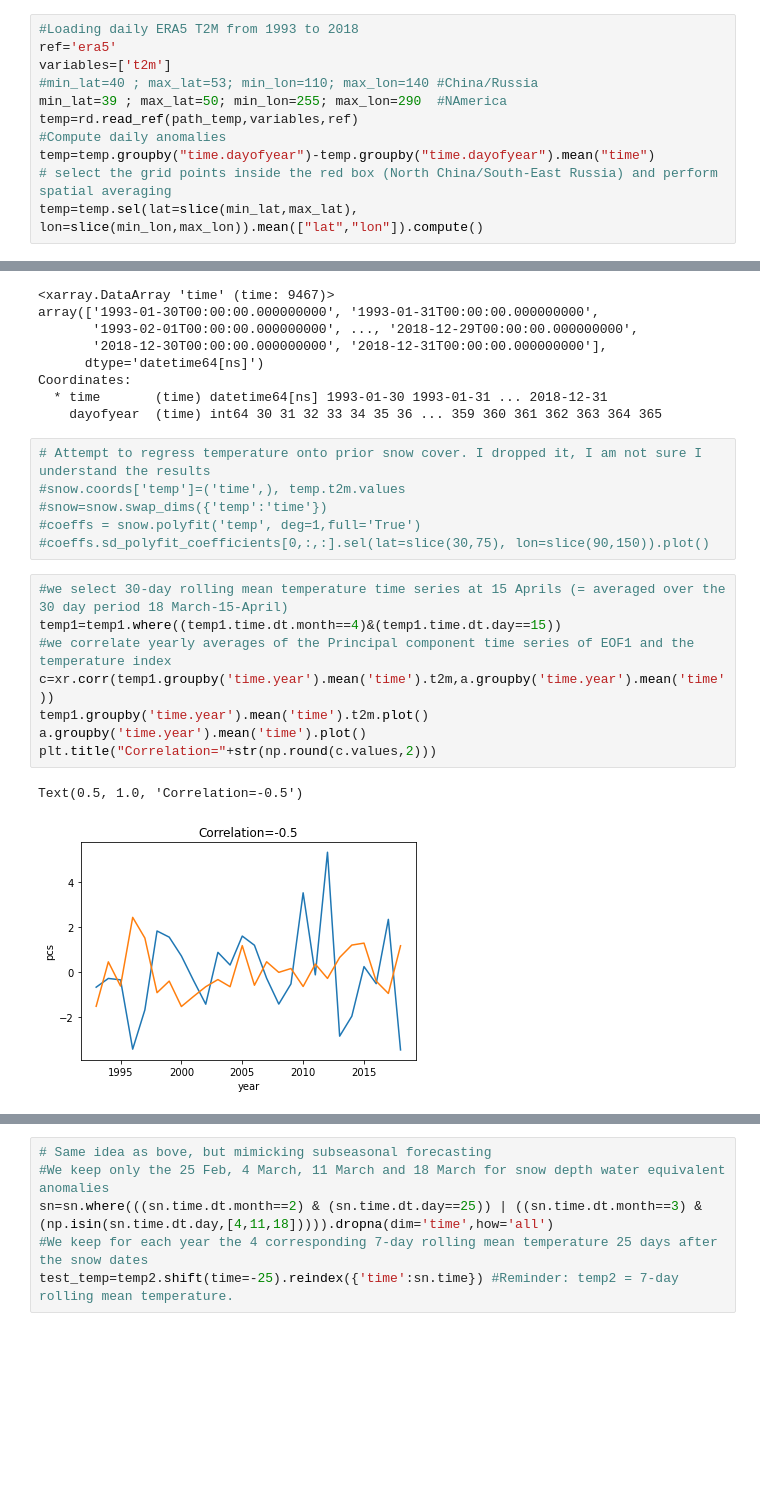
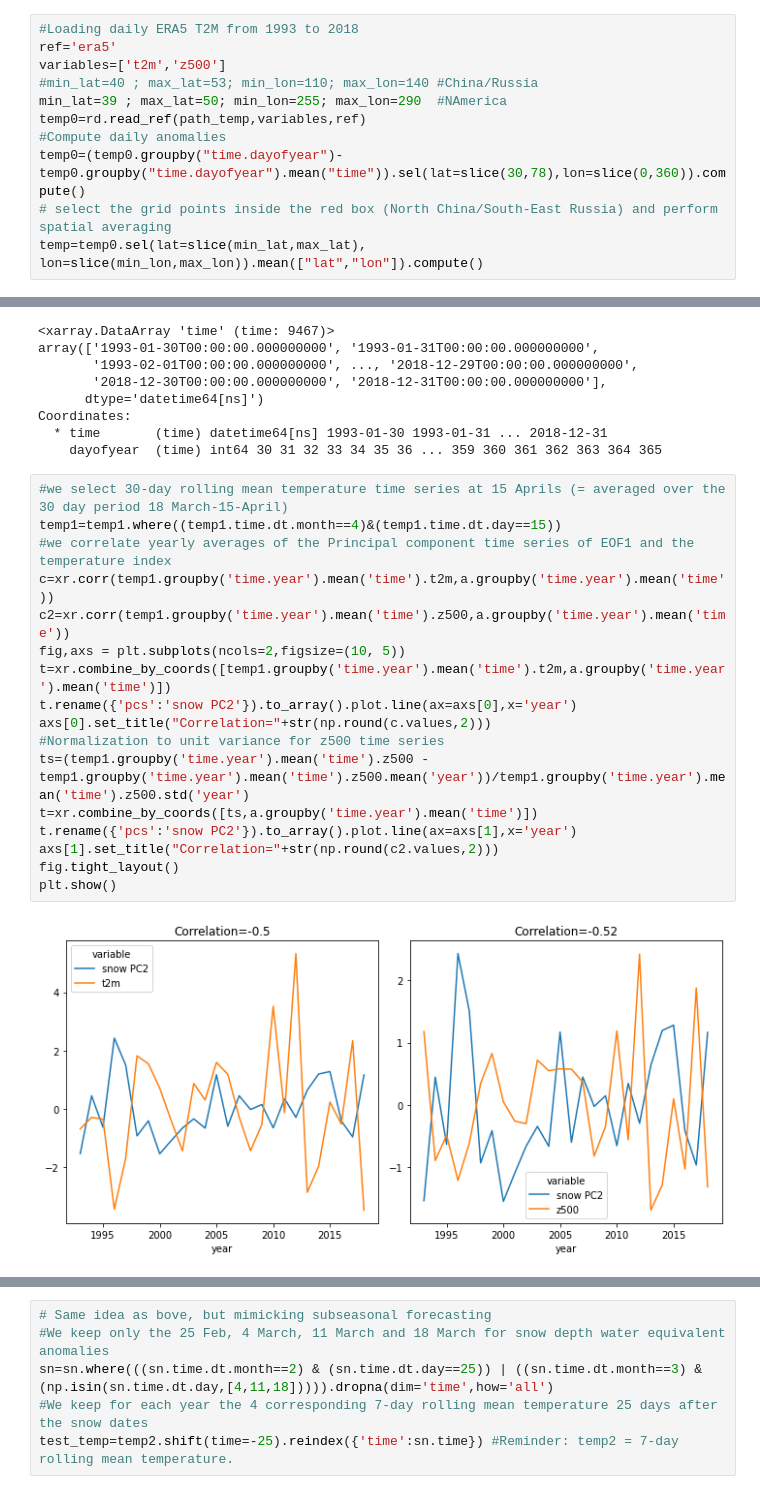
Before and after one commit to CArdilouze/Project_snow_BSC_CNRM, a Jupyter notebook: Obs_lagged_regression_USA.ipynb, the cells around one changed output, grey strips where cells are left out. Cells and saved outputs as stored; diff of their text form; blank space fills up the shorter version.

```diff
--- a/Obs_lagged_regression_USA.ipynb
+++ b/Obs_lagged_regression_USA.ipynb
@@ -25,14 +27,14 @@ lat_lims = [30,90]
 # %%
 #Loading daily ERA5 T2M from 1993 to 2018
 ref='era5'
-variables=['t2m']
+variables=['t2m','z500']
 #min_lat=40 ; max_lat=53; min_lon=110; max_lon=140 #China/Russia
 min_lat=39 ; max_lat=50; min_lon=255; max_lon=290  #NAmerica
-temp=rd.read_ref(path_temp,variables,ref)
+temp0=rd.read_ref(path_temp,variables,ref)
 #Compute daily anomalies
-temp=temp.groupby("time.dayofyear")-temp.groupby("time.dayofyear").mean("time")
+temp0=(temp0.groupby("time.dayofyear")-temp0.groupby("time.dayofyear").mean("time")).sel(lat=slice(30,78),lon=slice(0,360)).compute()
 # select the grid points inside the red box (North China/South-East Russia) and perform spatial averaging
-temp=temp.sel(lat=slice(min_lat,max_lat), lon=slice(min_lon,max_lon)).mean(["lat","lon"]).compute()
+temp=temp0.sel(lat=slice(min_lat,max_lat), lon=slice(min_lon,max_lon)).mean(["lat","lon"]).compute()
 # %%
 #Loading daily ERA5Land Snow depth Water equivalent from 1993 to 2018 (February to May only)
 ref='era5land'
@@ -96,23 +102,25 @@ array(['1993-01-30T00:00:00.000000000', '1993-01-31T00:00:00.000000000',
 Coordinates:
   * time       (time) datetime64[ns] 1993-01-30 1993-01-31 ... 2018-12-31
     dayofyear  (time) int64 30 31 32 33 34 35 36 ... 359 360 361 362 363 364 365
-# %%
-# Attempt to regress temperature onto prior snow cover. I dropped it, I am not sure I understand the results
-#snow.coords['temp']=('time',), temp.t2m.values
-#snow=snow.swap_dims({'temp':'time'})
-#coeffs = snow.polyfit('temp', deg=1,full='True')
-#coeffs.sd_polyfit_coefficients[0,:,:].sel(lat=slice(30,75), lon=slice(90,150)).plot()
 # %%
 #we select 30-day rolling mean temperature time series at 15 Aprils (= averaged over the 30 day period 18 March-15-April)
 temp1=temp1.where((temp1.time.dt.month==4)&(temp1.time.dt.day==15))
 #we correlate yearly averages of the Principal component time series of EOF1 and the temperature index
 c=xr.corr(temp1.groupby('time.year').mean('time').t2m,a.groupby('time.year').mean('time'))
-temp1.groupby('time.year').mean('time').t2m.plot()
-a.groupby('time.year').mean('time').plot()
-plt.title("Correlation="+str(np.round(c.values,2)))
+c2=xr.corr(temp1.groupby('time.year').mean('time').z500,a.groupby('time.year').mean('time'))
+fig,axs = plt.subplots(ncols=2,figsize=(10, 5))
+t=xr.combine_by_coords([temp1.groupby('time.year').mean('time').t2m,a.groupby('time.year').mean('time')])
+t.rename({'pcs':'snow PC2'}).to_array().plot.line(ax=axs[0],x='year')
+axs[0].set_title("Correlation="+str(np.round(c.values,2)))
+#Normalization to unit variance for z500 time series
+ts=(temp1.groupby('time.year').mean('time').z500 - temp1.groupby('time.year').mean('time').z500.mean('year'))/temp1.groupby('time.year').mean('time').z500.std('year')
+t=xr.combine_by_coords([ts,a.groupby('time.year').mean('time')])
+t.rename({'pcs':'snow PC2'}).to_array().plot.line(ax=axs[1],x='year')
+axs[1].set_title("Correlation="+str(np.round(c2.values,2)))
+fig.tight_layout()
+plt.show()
 # %% [output]
-Text(0.5, 1.0, 'Correlation=-0.5')
-[figure, old version]
+[figure, new version]
 # %%
 #Same as above but after linearly detrending temperature time series
 def detrend_dim(da, dim, deg=1):
```
Also changed, not shown: parts of 5 cells of this notebook.
